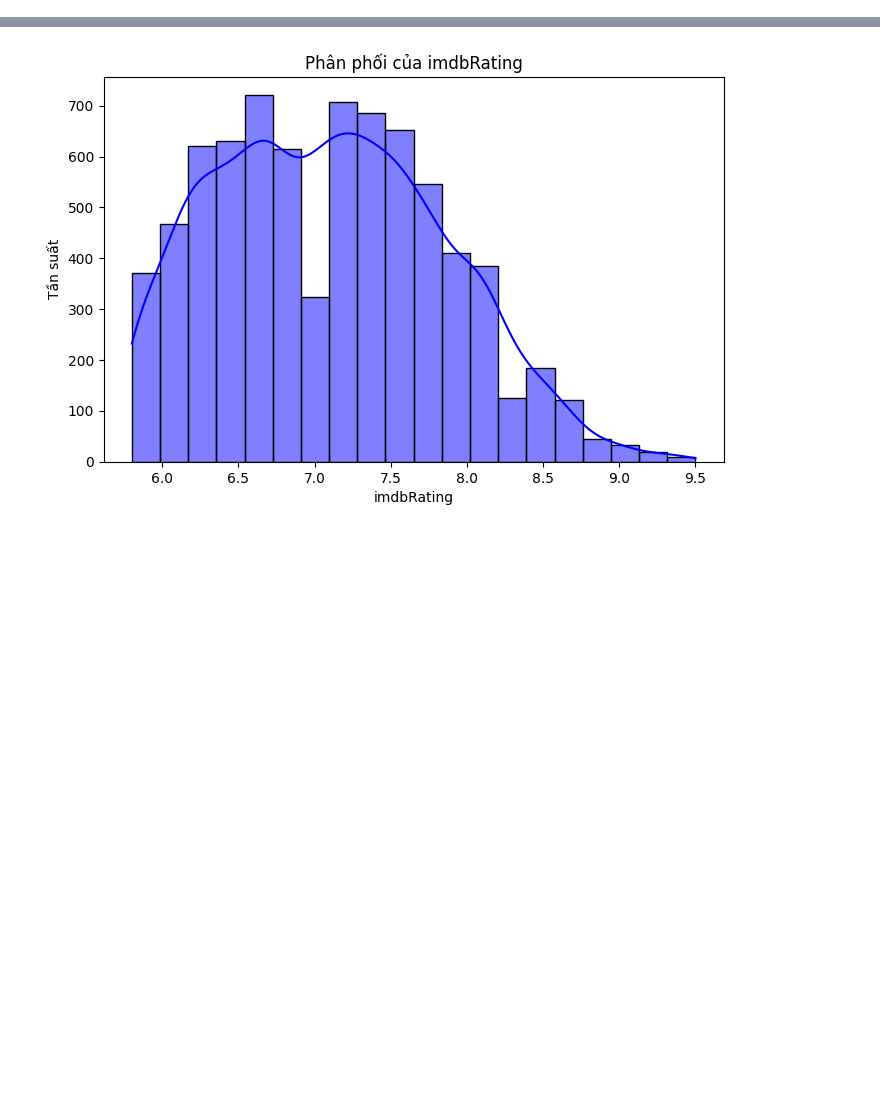
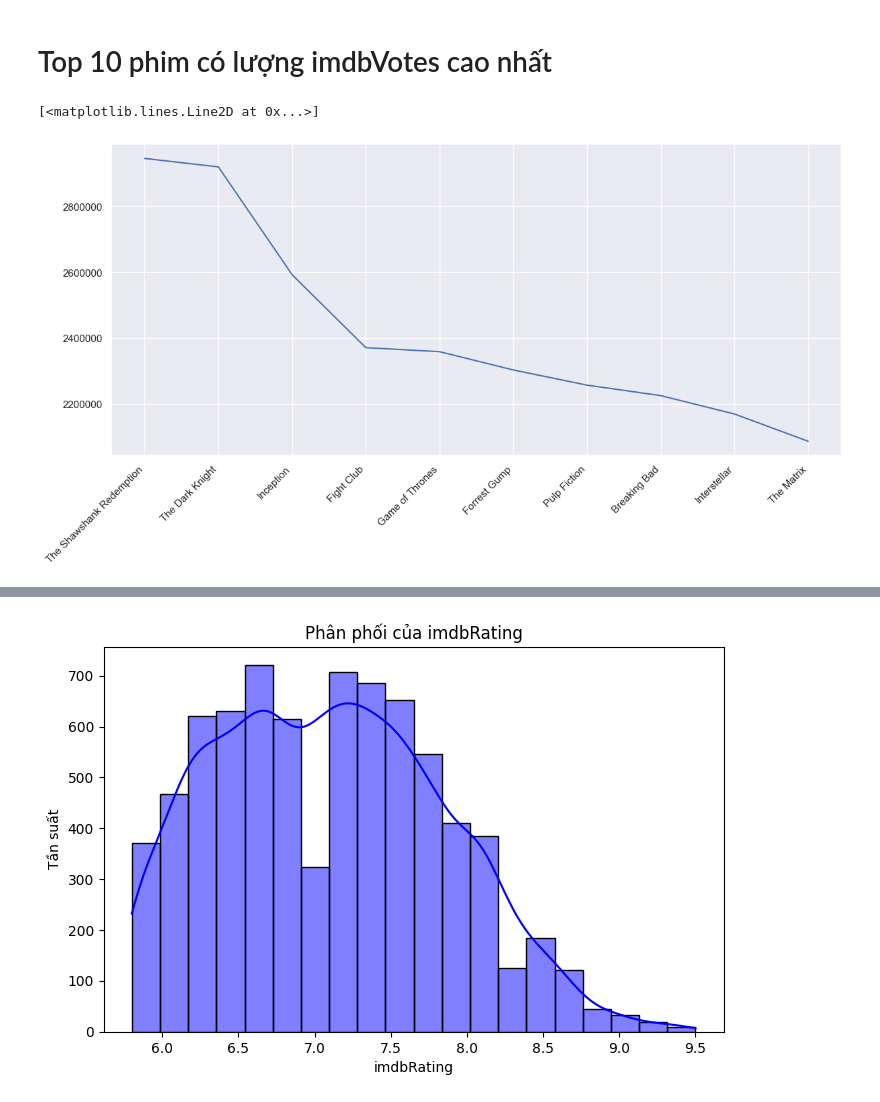
Before and after one commit to NgHoangQuan2204/Recommendation-System, a Jupyter notebook: notebooks/EDA.ipynb, the cells around one changed output, grey strips where cells are left out. Drawn from its saved outputs; the diff is of its cells as text; code cells hidden in the pictures; blank space fills up the shorter version.

```diff
--- a/notebooks/EDA.ipynb
+++ b/notebooks/EDA.ipynb
@@ -19,0 +32,13 @@ df.head(5)
+# %% [markdown]
+# Top 10 phim có lượng imdbVotes cao nhất
+# %%
+sns.set(rc={'figure.figsize':(14,6)})
+
+top_10_imdbVotes = df.groupby('Title', as_index=False)['imdbVotes'].sum().sort_values(by= 'imdbVotes', ascending= False).head(10)
+
+plt.ticklabel_format(scilimits=(-5, 8))
+plt.xticks(rotation=45, ha="right")
+plt.plot(top_10_imdbVotes['Title'], top_10_imdbVotes['imdbVotes'])
+# %% [output]
+[<matplotlib.lines.Line2D at 0x...>]
+[figure, added]
```
Also changed, not shown: parts of 18 cells of this notebook.
